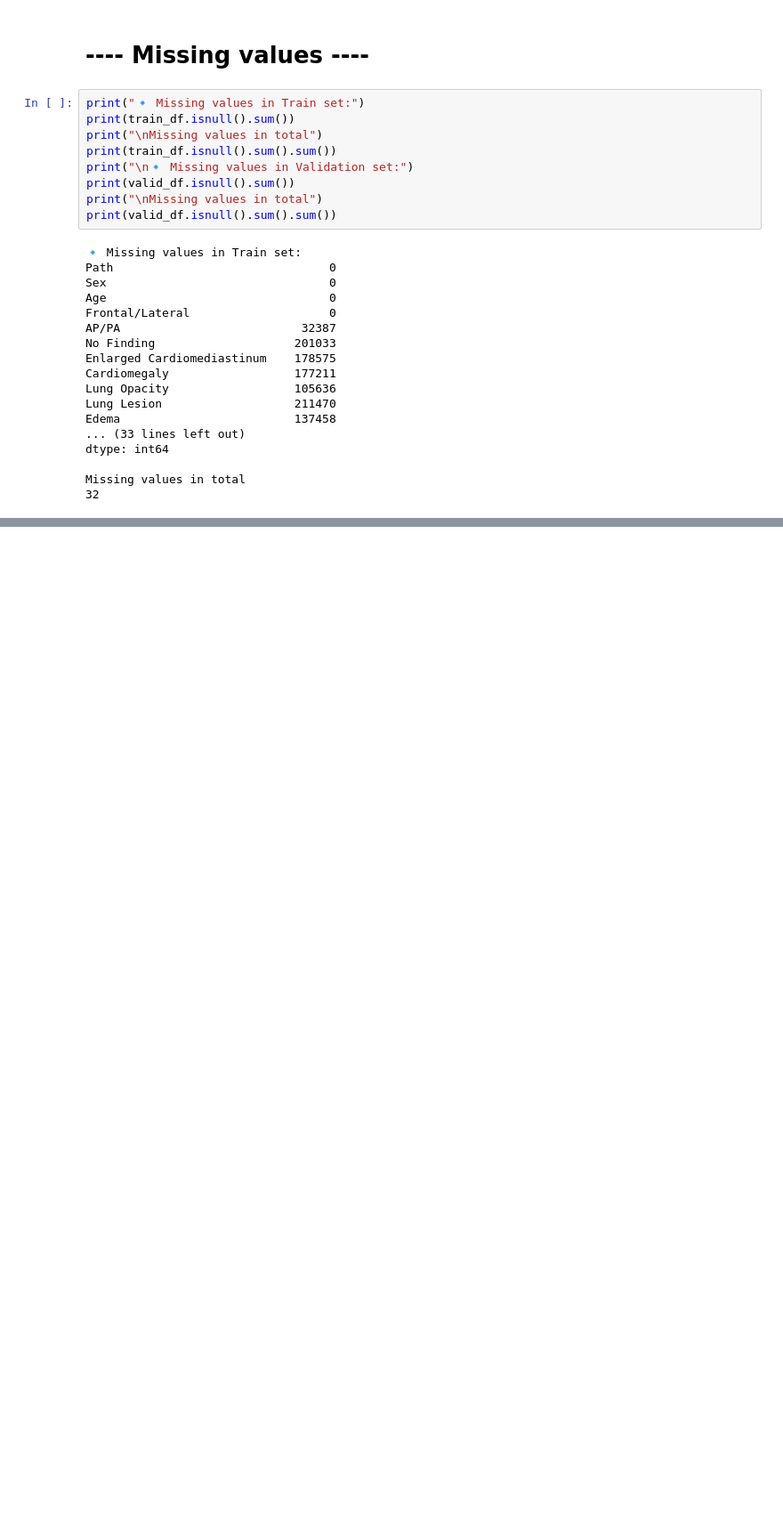
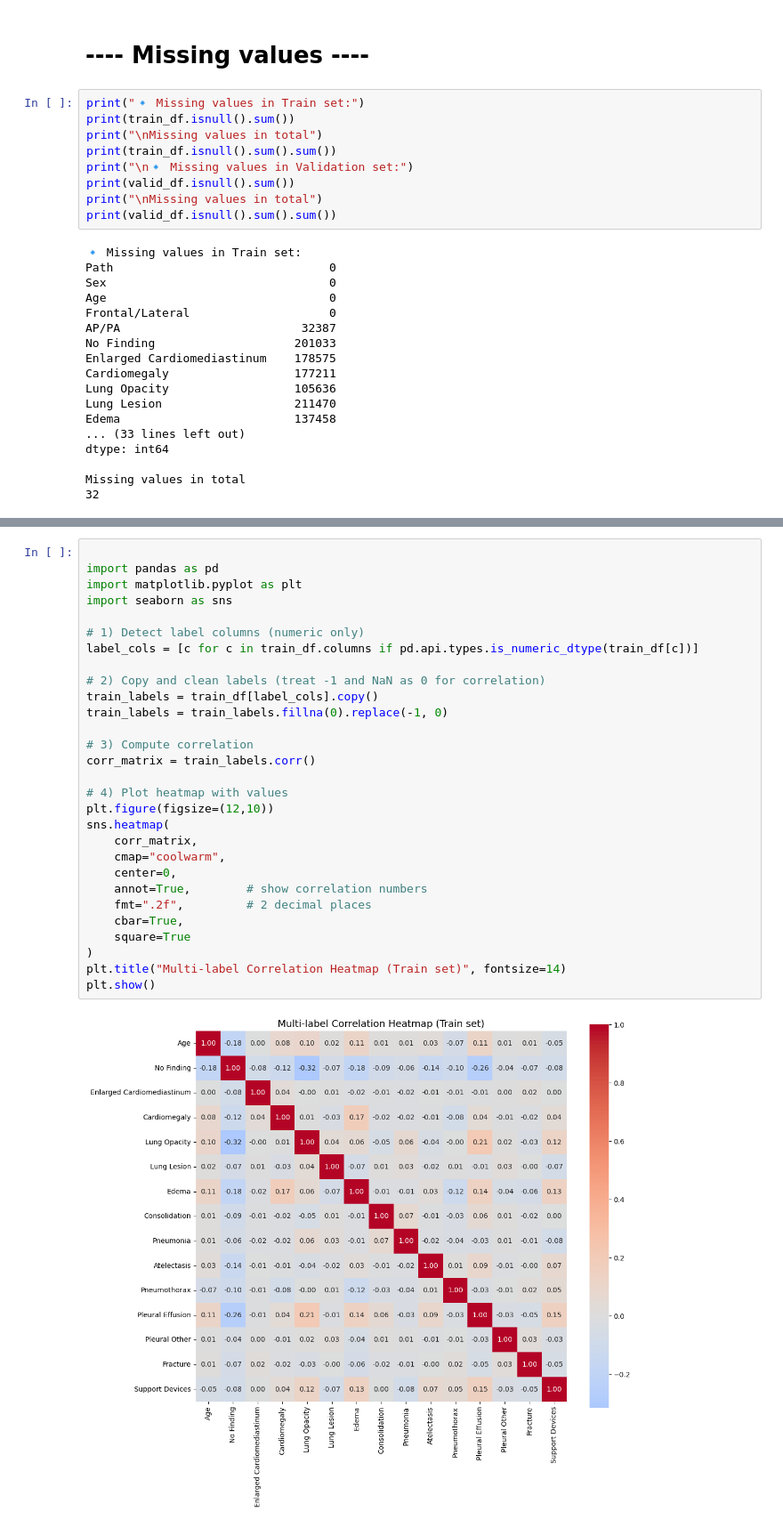
Before and after one commit to Mahyar-mhn/CheXRayVision, a Jupyter notebook: EDA/EDA.ipynb, the cells around one changed output, grey strips where cells are left out. Shown at 89% size. Cells and saved outputs as stored; diff of their text form; blank space fills up the shorter version.

```diff
--- a/EDA/EDA.ipynb
+++ b/EDA/EDA.ipynb
@@ -166,0 +390,31 @@ Missing values in total
+# %%
+
+import pandas as pd
+import matplotlib.pyplot as plt
+import seaborn as sns
+
+# 1) Detect label columns (numeric only)
+label_cols = [c for c in train_df.columns if pd.api.types.is_numeric_dtype(train_df[c])]
+
+# 2) Copy and clean labels (treat -1 and NaN as 0 for correlation)
+train_labels = train_df[label_cols].copy()
+train_labels = train_labels.fillna(0).replace(-1, 0)
+
+# 3) Compute correlation
+corr_matrix = train_labels.corr()
+
+# 4) Plot heatmap with values
+plt.figure(figsize=(12,10))
+sns.heatmap(
+    corr_matrix,
+    cmap="coolwarm",
+    center=0,
+    annot=True,        # show correlation numbers
+    fmt=".2f",         # 2 decimal places
+    cbar=True,
+    square=True
+)
+plt.title("Multi-label Correlation Heatmap (Train set)", fontsize=14)
+plt.show()
+# %% [output]
+[figure, added]
```
Also changed, not shown: parts of 9 cells of this notebook.
